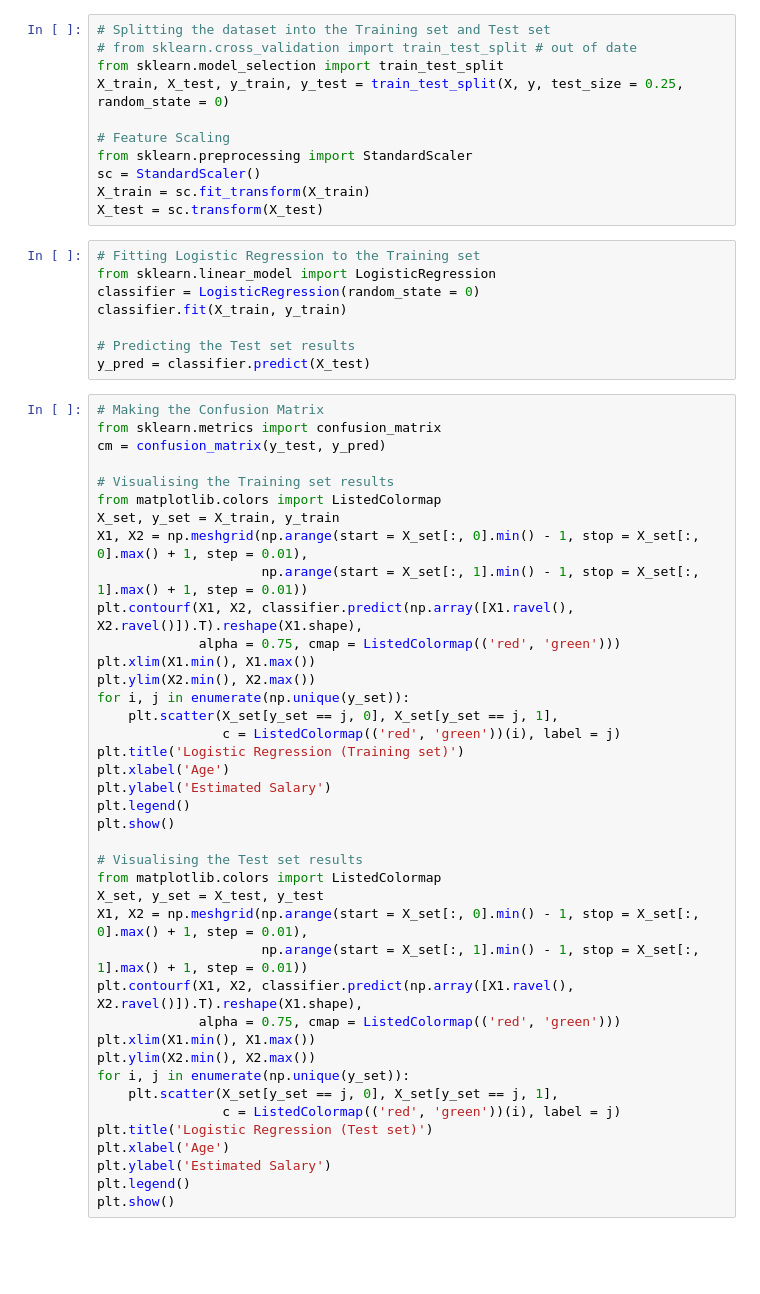
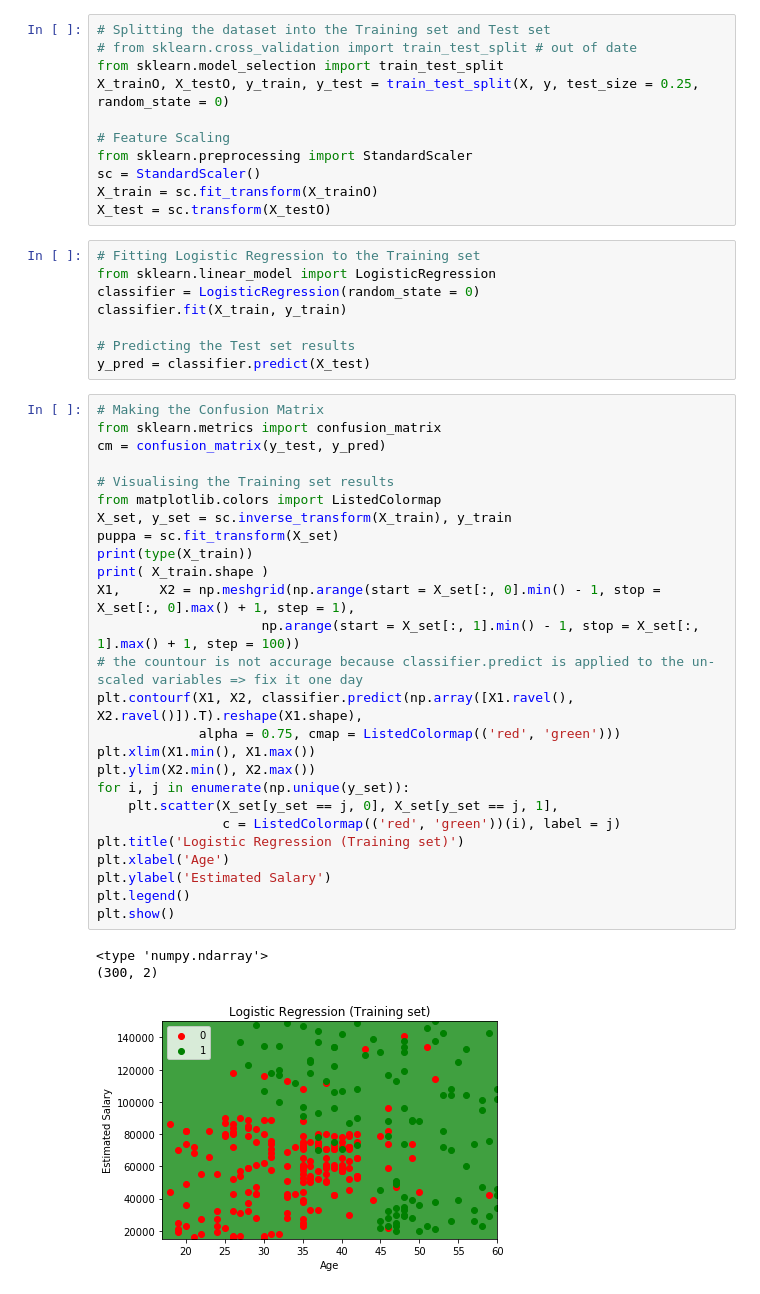
Before and after one commit to franzoni/ML-A-Z-Hands-On-Python-R, a Jupyter notebook: Machine_Learning_A-Z_Template_Folder/Part_3_-_Classification/Section_14_-_Logistic_Regression/P14-Logistic-Regression.ipynb, the cells around one changed output. Drawn from its saved outputs; the diff is of its cells as text; blank space fills up the shorter version.

Commit message:
Logistic-Regression LINEAR done

```diff
--- a/Machine_Learning_A-Z_Template_Folder/Part_3_-_Classification/Section_14_-_Logistic_Regression/P14-Logistic-Regression.ipynb
+++ b/Machine_Learning_A-Z_Template_Folder/Part_3_-_Classification/Section_14_-_Logistic_Regression/P14-Logistic-Regression.ipynb
@@ -31,13 +48,13 @@ dataset.head(10)
 # Splitting the dataset into the Training set and Test set
 # from sklearn.cross_validation import train_test_split # out of date
 from sklearn.model_selection import train_test_split
-X_train, X_test, y_train, y_test = train_test_split(X, y, test_size = 0.25, random_state = 0)
+X_trainO, X_testO, y_train, y_test = train_test_split(X, y, test_size = 0.25, random_state = 0)
 
 # Feature Scaling
 from sklearn.preprocessing import StandardScaler
 sc = StandardScaler()
-X_train = sc.fit_transform(X_train)
-X_test = sc.transform(X_test)
+X_train = sc.fit_transform(X_trainO)
+X_test = sc.transform(X_testO)
 # %%
 # Fitting Logistic Regression to the Training set
 from sklearn.linear_model import LogisticRegression
@@ -49,40 +66,30 @@ y_pred = classifier.predict(X_test)
 # %%
 # Making the Confusion Matrix
 from sklearn.metrics import confusion_matrix
 cm = confusion_matrix(y_test, y_pred)
 
 # Visualising the Training set results
 from matplotlib.colors import ListedColormap
-X_set, y_set = X_train, y_train
-X1, X2 = np.meshgrid(np.arange(start = X_set[:, 0].min() - 1, stop = X_set[:, 0].max() + 1, step = 0.01),
-                     np.arange(start = X_set[:, 1].min() - 1, stop = X_set[:, 1].max() + 1, step = 0.01))
+X_set, y_set = sc.inverse_transform(X_train), y_train
+puppa = sc.fit_transform(X_set)
+print(type(X_train))
+print( X_train.shape )
+X1,     X2 = np.meshgrid(np.arange(start = X_set[:, 0].min() - 1, stop = X_set[:, 0].max() + 1, step = 1),
+                     np.arange(start = X_set[:, 1].min() - 1, stop = X_set[:, 1].max() + 1, step = 100))
+# the countour is not accurage because classifier.predict is applied to the un-scaled variables => fix it one day
 plt.contourf(X1, X2, classifier.predict(np.array([X1.ravel(), X2.ravel()]).T).reshape(X1.shape),
              alpha = 0.75, cmap = ListedColormap(('red', 'green')))
 plt.xlim(X1.min(), X1.max())
 plt.ylim(X2.min(), X2.max())
 for i, j in enumerate(np.unique(y_set)):
     plt.scatter(X_set[y_set == j, 0], X_set[y_set == j, 1],
                 c = ListedColormap(('red', 'green'))(i), label = j)
 plt.title('Logistic Regression (Training set)')
 plt.xlabel('Age')
 plt.ylabel('Estimated Salary')
 plt.legend()
 plt.show()
-
-# Visualising the Test set results
-from matplotlib.colors import ListedColormap
-X_set, y_set = X_test, y_test
-X1, X2 = np.meshgrid(np.arange(start = X_set[:, 0].min() - 1, stop = X_set[:, 0].max() + 1, step = 0.01),
-                     np.arange(start = X_set[:, 1].min() - 1, stop = X_set[:, 1].max() + 1, step = 0.01))
-plt.contourf(X1, X2, classifier.predict(np.array([X1.ravel(), X2.ravel()]).T).reshape(X1.shape),
-             alpha = 0.75, cmap = ListedColormap(('red', 'green')))
-plt.xlim(X1.min(), X1.max())
-plt.ylim(X2.min(), X2.max())
-for i, j in enumerate(np.unique(y_set)):
-    plt.scatter(X_set[y_set == j, 0], X_set[y_set == j, 1],
-                c = ListedColormap(('red', 'green'))(i), label = j)
-plt.title('Logistic Regression (Test set)')
-plt.xlabel('Age')
-plt.ylabel('Estimated Salary')
-plt.legend()
-plt.show()
+# %% [output]
+<type 'numpy.ndarray'>
+(300, 2)
+[figure, added]
```
Also changed, not shown: parts of 2 cells of this notebook.
